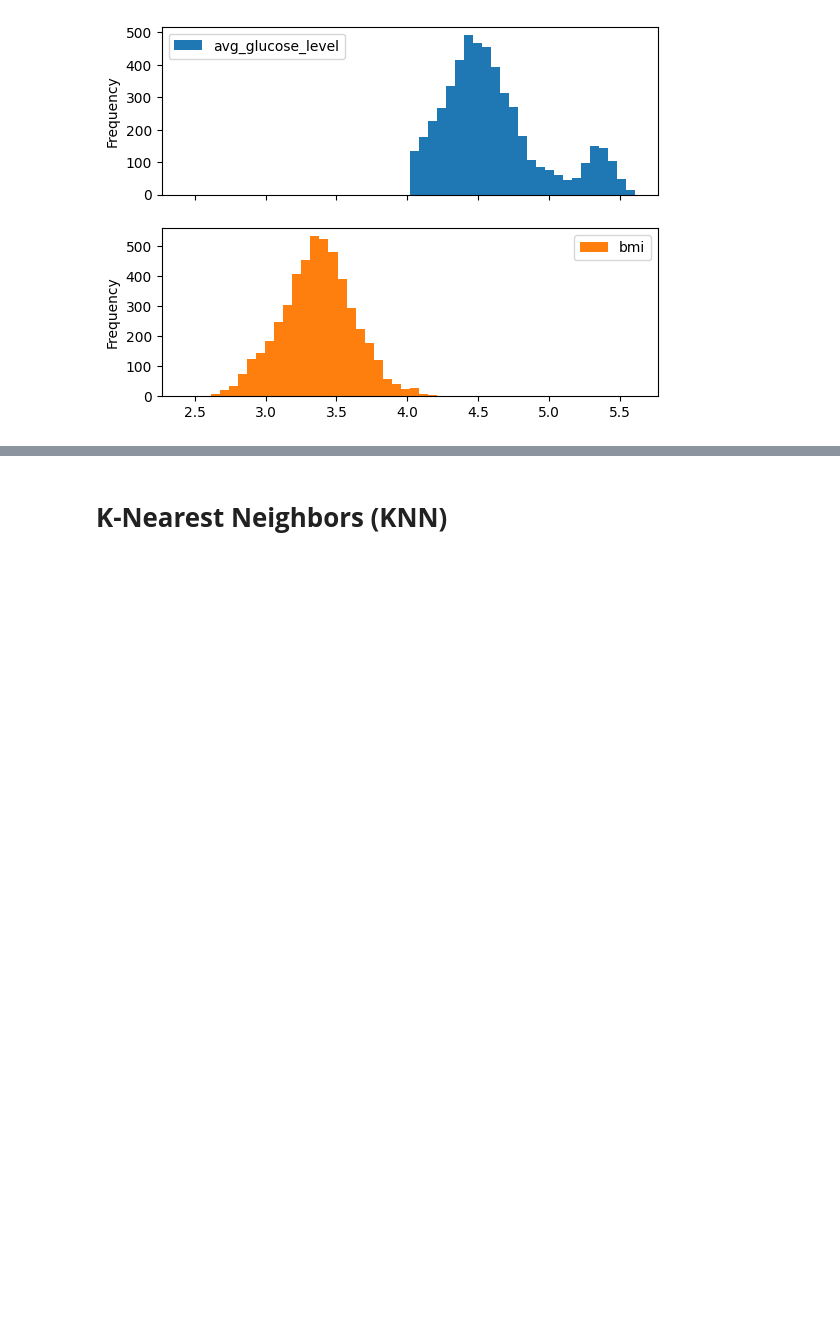
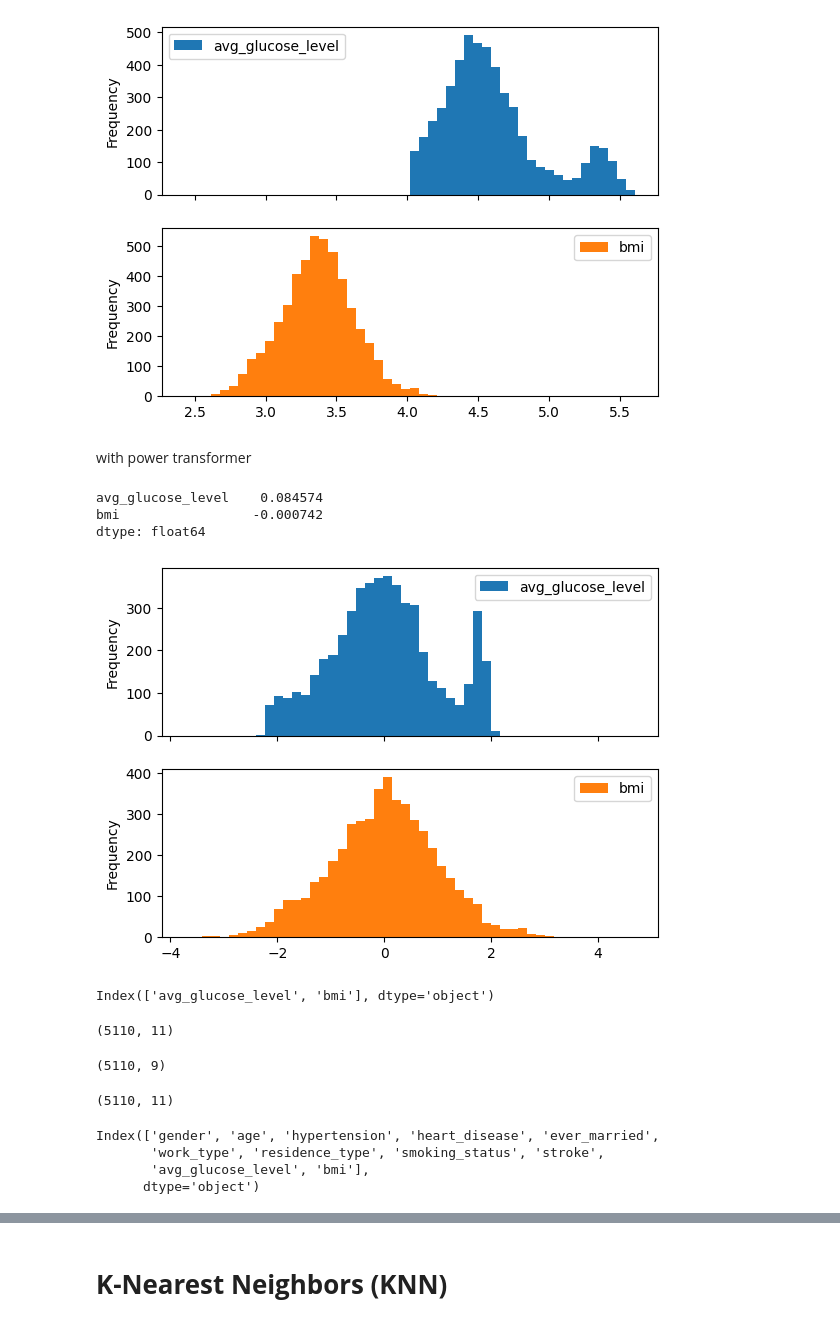
Before and after one commit to prvshkmr/prvshkmr.github.io, a Jupyter notebook: Stroke_Predication.ipynb, the cells around one changed output, grey strips where cells are left out. Cells and saved outputs as stored; diff of their text form; code cells hidden in the pictures; blank space fills up the shorter version.

```diff
--- a/Stroke_Predication.ipynb
+++ b/Stroke_Predication.ipynb
@@ -301,3 +321,28 @@ avg_glucose_level    0.889470
 bmi                  0.031913
 dtype: float64
 [figure]
+# %% [markdown]
+with power transformer
+# %%
+from sklearn.preprocessing import PowerTransformer
+
+df_trans = df[skew_cols.index].copy()
+pt = PowerTransformer(method='yeo-johnson')
+trans= pt.fit_transform(df_trans)
+df_trans = pd.DataFrame(trans, columns =skew_cols.index )
+print(df_trans.skew())
+print()
+df_trans.plot(kind='hist',subplots=True,bins=50);
+# %% [output]
+avg_glucose_level    0.084574
+bmi                 -0.000742
+dtype: float64
+[figure, added]
+# %%
+df_trans.columns
+# %% [output]
+Index(['avg_glucose_level', 'bmi'], dtype='object')
+# %%
+df.shape
+# %% [output]
+(5110, 11)
@@ -303,0 +351,4 @@ dtype: float64
+# %%
+df.shape
+# %% [output]
+(5110, 9)
@@ -303,0 +357,11 @@ dtype: float64
+# %%
+df.shape
+# %% [output]
+(5110, 11)
+# %%
+df.columns
+# %% [output]
+Index(['gender', 'age', 'hypertension', 'heart_disease', 'ever_married',
+       'work_type', 'residence_type', 'smoking_status', 'stroke',
+       'avg_glucose_level', 'bmi'],
+      dtype='object')
```
Also changed, not shown: parts of 77 cells of this notebook.
